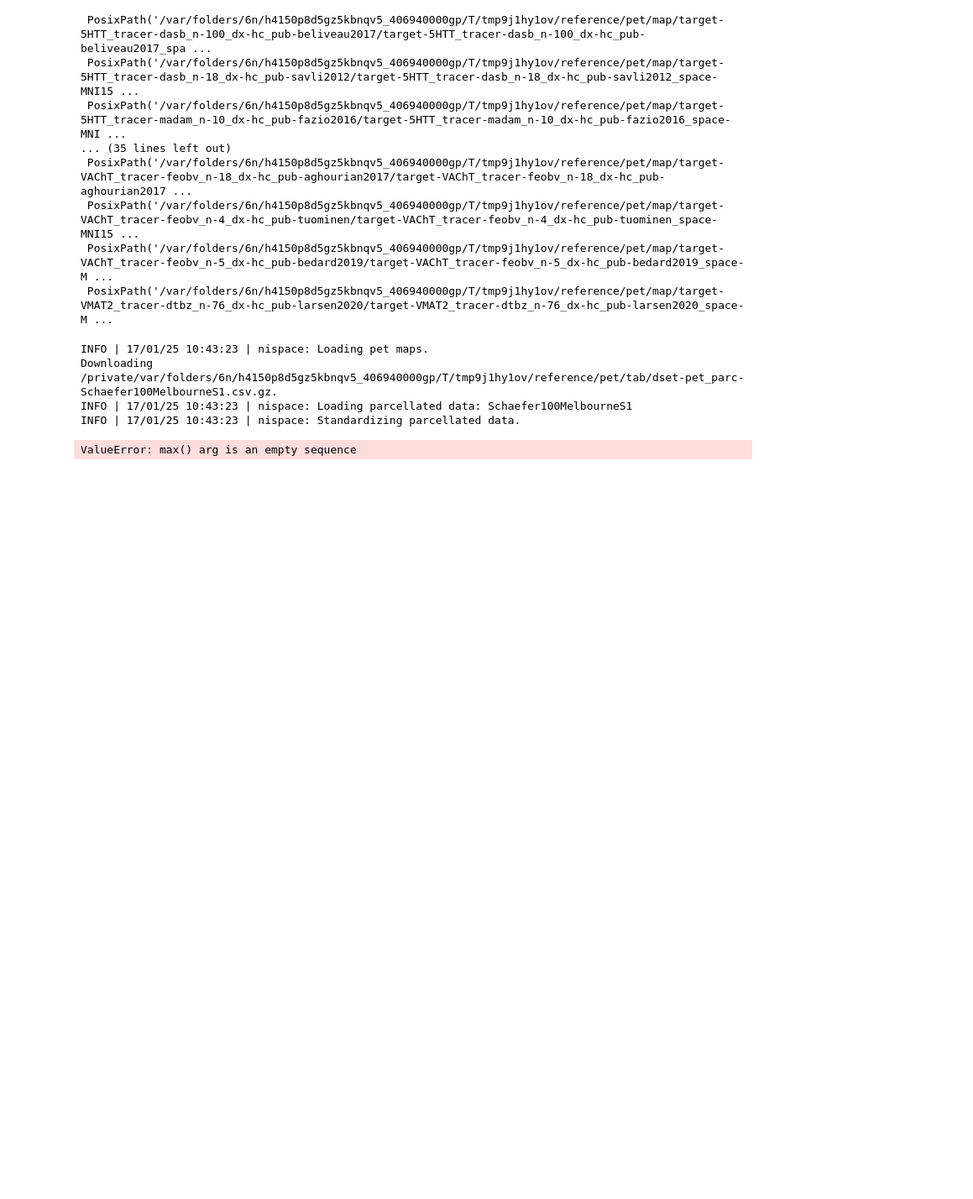
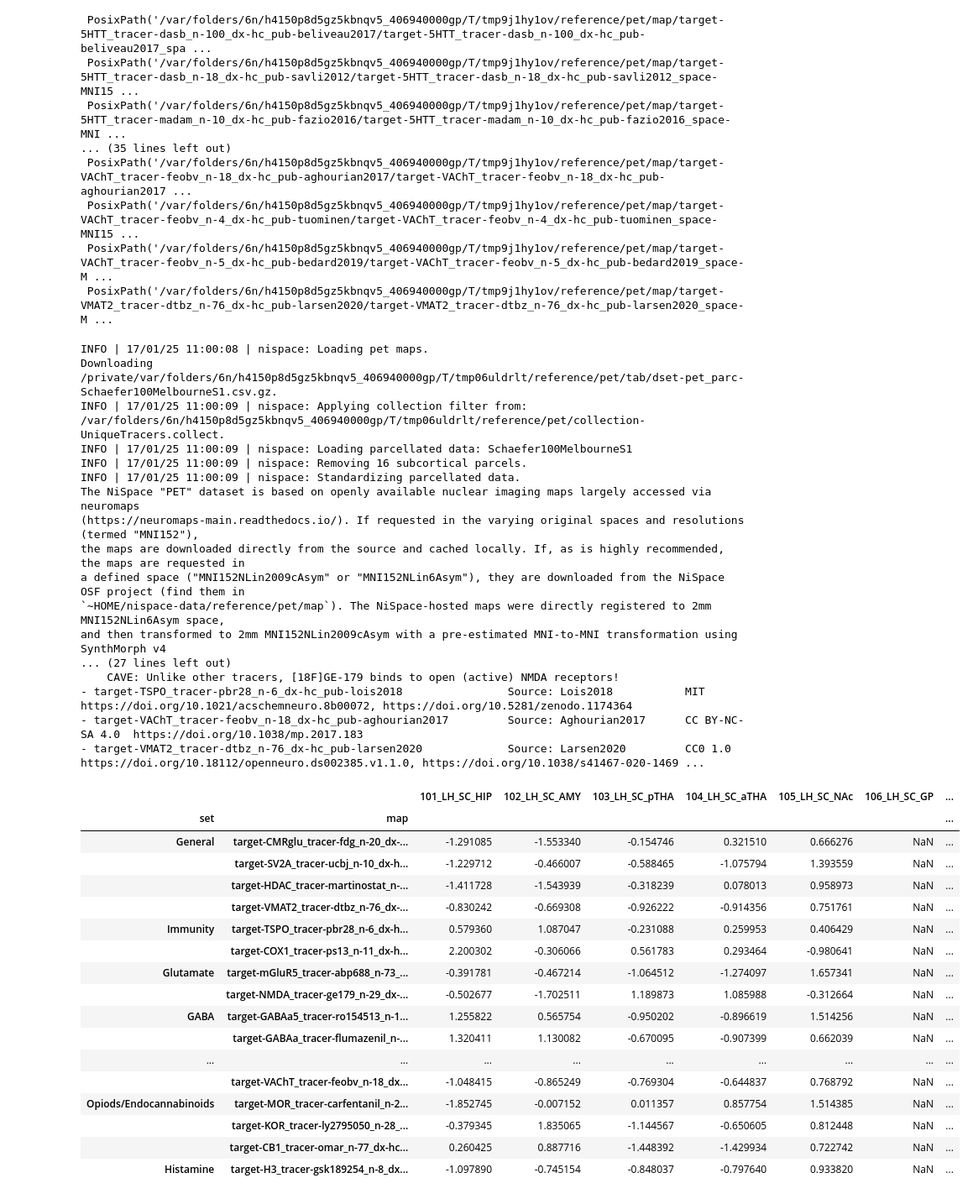
Before and after one commit to LeonDLotter/NiSpace-data, a Jupyter notebook: src/test_dset_download.ipynb, the cells around one changed output. Shown at 84% size. Cells and saved outputs as stored; diff of their text form; code cells hidden in the pictures; blank space fills up the shorter version.

```diff
--- a/src/test_dset_download.ipynb
+++ b/src/test_dset_download.ipynb
@@ -95,11 +95,41 @@ Downloading /private/var/folders/6n/h4150p8d5gz5kbnqv5_406940000gp/T/tmp9j1hy1ov
  PosixPath('/var/folders/6n/h4150p8d5gz5kbnqv5_406940000gp/T/tmp9j1hy1ov/reference/pet/map/target-VAChT_tracer-feobv_n-5_dx-hc_pub-bedard2019/target-VAChT_tracer-feobv_n-5_dx-hc_pub-bedard2019_space-M ...
  PosixPath('/var/folders/6n/h4150p8d5gz5kbnqv5_406940000gp/T/tmp9j1hy1ov/reference/pet/map/target-VMAT2_tracer-dtbz_n-76_dx-hc_pub-larsen2020/target-VMAT2_tracer-dtbz_n-76_dx-hc_pub-larsen2020_space-M ...
 # %%
-datasets.fetch_reference("pet", nispace_data_dir=temp_nispace_data.name, parcellation="Schaefer100MelbourneS1",
+datasets.fetch_reference("pet", nispace_data_dir=temp_nispace_data.name, parcellation="MelbourneS1", collection="UniqueTracers",
                          github_config_file=github_config_file)
 # %% [output]
-INFO | 17/01/25 10:43:23 | nispace: Loading pet maps.
-Downloading /private/var/folders/6n/h4150p8d5gz5kbnqv5_406940000gp/T/tmp9j1hy1ov/reference/pet/tab/dset-pet_parc-Schaefer100MelbourneS1.csv.gz.
-INFO | 17/01/25 10:43:23 | nispace: Loading parcellated data: Schaefer100MelbourneS1
-INFO | 17/01/25 10:43:23 | nispace: Standardizing parcellated data.
+INFO | 17/01/25 11:00:08 | nispace: Loading pet maps.
+Downloading /private/var/folders/6n/h4150p8d5gz5kbnqv5_406940000gp/T/tmp06uldrlt/reference/pet/tab/dset-pet_parc-Schaefer100MelbourneS1.csv.gz.
+INFO | 17/01/25 11:00:09 | nispace: Applying collection filter from: /var/folders/6n/h4150p8d5gz5kbnqv5_406940000gp/T/tmp06uldrlt/reference/pet/collection-UniqueTracers.collect.
+INFO | 17/01/25 11:00:09 | nispace: Loading parcellated data: Schaefer100MelbourneS1
+INFO | 17/01/25 11:00:09 | nispace: Removing 16 subcortical parcels.
+INFO | 17/01/25 11:00:09 | nispace: Standardizing parcellated data.
+The NiSpace "PET" dataset is based on openly available nuclear imaging maps largely accessed via neuromaps
+(https://neuromaps-main.readthedocs.io/). If requested in the varying original spaces and resolutions (termed "MNI152"),
+the maps are downloaded directly from the source and cached locally. If, as is highly recommended, the maps are requested in
+a defined space ("MNI152NLin2009cAsym" or "MNI152NLin6Asym"), they are downloaded from the NiSpace OSF project (find them in
+`~HOME/nispace-data/reference/pet/map`). The NiSpace-hosted maps were directly registered to 2mm MNI152NLin6Asym space,
+and then transformed to 2mm MNI152NLin2009cAsym with a pre-estimated MNI-to-MNI transformation using SynthMorph v4
+... (27 lines left out)
+    CAVE: Unlike other tracers, [18F]GE-179 binds to open (active) NMDA receptors!
+- target-TSPO_tracer-pbr28_n-6_dx-hc_pub-lois2018                Source: Lois2018           MIT              https://doi.org/10.1021/acschemneuro.8b00072, https://doi.org/10.5281/zenodo.1174364
+- target-VAChT_tracer-feobv_n-18_dx-hc_pub-aghourian2017         Source: Aghourian2017      CC BY-NC-SA 4.0  https://doi.org/10.1038/mp.2017.183
+- target-VMAT2_tracer-dtbz_n-76_dx-hc_pub-larsen2020             Source: Larsen2020         CC0 1.0          https://doi.org/10.18112/openneuro.ds002385.v1.1.0, https://doi.org/10.1038/s41467-020-1469 ...
-ValueError: max() arg is an empty sequence
+|  |  | 101_LH_SC_HIP | 102_LH_SC_AMY | 103_LH_SC_pTHA | 104_LH_SC_aTHA | 105_LH_SC_NAc | 106_LH_SC_GP | ... |
+| set | map |  |  |  |  |  |  | ... |
+| General | target-CMRglu_tracer-fdg_n-20_dx-... | -1.291085 | -1.553340 | -0.154746 | 0.321510 | 0.666276 | NaN | ... |
+|  | target-SV2A_tracer-ucbj_n-10_dx-h... | -1.229712 | -0.466007 | -0.588465 | -1.075794 | 1.393559 | NaN | ... |
+|  | target-HDAC_tracer-martinostat_n-... | -1.411728 | -1.543939 | -0.318239 | 0.078013 | 0.958973 | NaN | ... |
+|  | target-VMAT2_tracer-dtbz_n-76_dx-... | -0.830242 | -0.669308 | -0.926222 | -0.914356 | 0.751761 | NaN | ... |
+| Immunity | target-TSPO_tracer-pbr28_n-6_dx-h... | 0.579360 | 1.087047 | -0.231088 | 0.259953 | 0.406429 | NaN | ... |
+|  | target-COX1_tracer-ps13_n-11_dx-h... | 2.200302 | -0.306066 | 0.561783 | 0.293464 | -0.980641 | NaN | ... |
+| Glutamate | target-mGluR5_tracer-abp688_n-73_... | -0.391781 | -0.467214 | -1.064512 | -1.274097 | 1.657341 | NaN | ... |
+|  | target-NMDA_tracer-ge179_n-29_dx-... | -0.502677 | -1.702511 | 1.189873 | 1.085988 | -0.312664 | NaN | ... |
+| GABA | target-GABAa5_tracer-ro154513_n-1... | 1.255822 | 0.565754 | -0.950202 | -0.896619 | 1.514256 | NaN | ... |
+|  | target-GABAa_tracer-flumazenil_n-... | 1.320411 | 1.130082 | -0.670095 | -0.907399 | 0.662039 | NaN | ... |
+| ... | ... | ... | ... | ... | ... | ... | ... | ... |
+|  | target-VAChT_tracer-feobv_n-18_dx... | -1.048415 | -0.865249 | -0.769304 | -0.644837 | 0.768792 | NaN | ... |
+| Opiods/Endocannabinoids | target-MOR_tracer-carfentanil_n-2... | -1.852745 | -0.007152 | 0.011357 | 0.857754 | 1.514385 | NaN | ... |
+|  | target-KOR_tracer-ly2795050_n-28_... | -0.379345 | 1.835065 | -1.144567 | -0.650605 | 0.812448 | NaN | ... |
+|  | target-CB1_tracer-omar_n-77_dx-hc... | 0.260425 | 0.887716 | -1.448392 | -1.429934 | 0.722742 | NaN | ... |
+| Histamine | target-H3_tracer-gsk189254_n-8_dx... | -1.097890 | -0.745154 | -0.848037 | -0.797640 | 0.933820 | NaN | ... |
```
Also changed, not shown: 18 other files.
